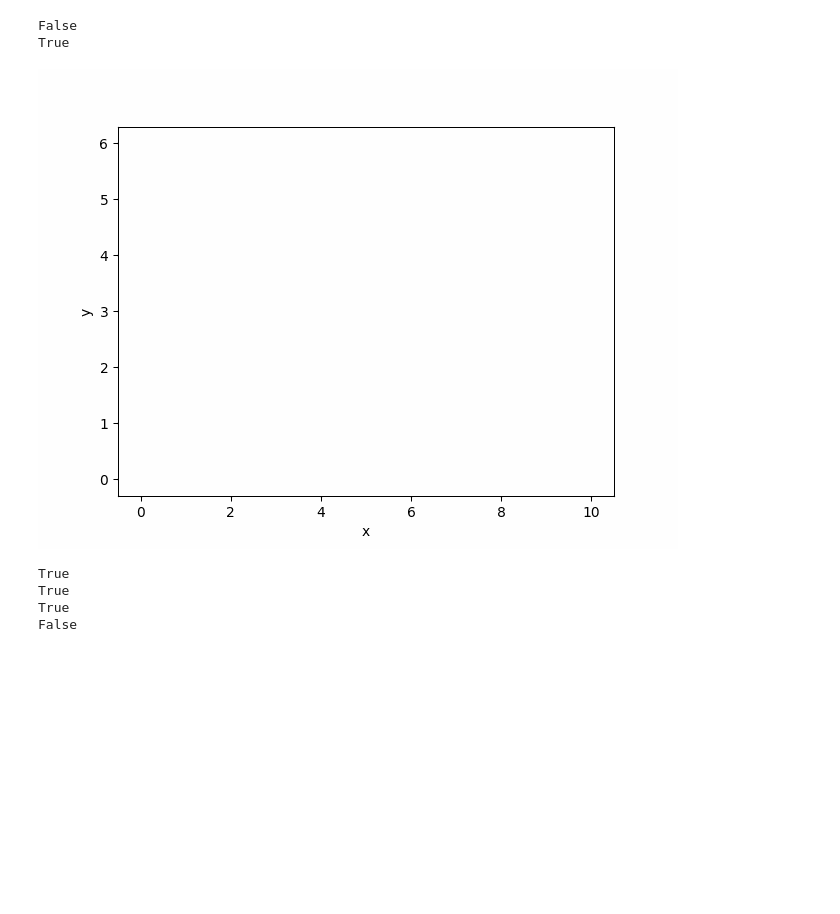
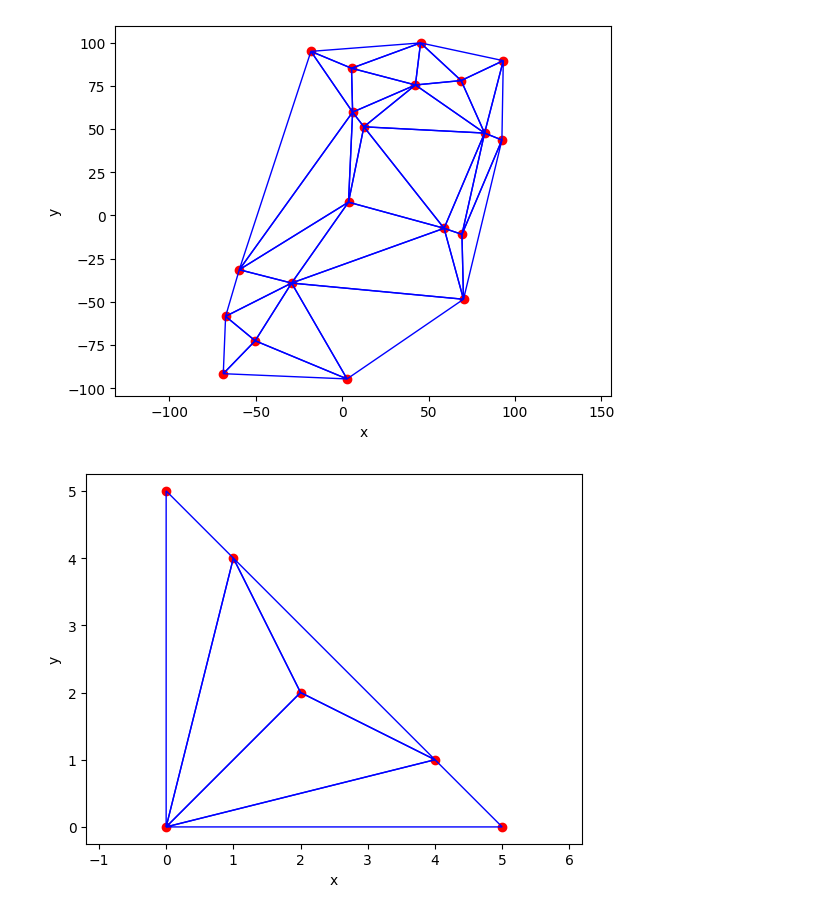
Before and after one commit to Szymbuk/Algorytmy-Geometryczne, a Jupyter notebook: bitalg/Projekt/wizualizacje.ipynb, the cells around one changed output. Cells and saved outputs as stored; diff of their text form; code cells hidden in the pictures; blank space fills up the shorter version.

```diff
--- a/bitalg/Projekt/wizualizacje.ipynb
+++ b/bitalg/Projekt/wizualizacje.ipynb
@@ -84,70 +77,8 @@ from utils.search_triangulation import find_sec_in_T
-# %%
-# testowanie turn oraz is_legal
-p1 = Point(2,2)
-p2 = Point(10,0)
-p3 = Point(0,5)
-t1 = Triangle(p1, p2, p3)
-
-p4 = Point(2, 6)
-t2 = Triangle(p2, p3, p4)
-
-vis = Visualizer()
-
-T = [t1, t2]
-sec = find_sec_in_T((p2, p3), T)
-sec_pts = sec.get_tuple_ends()
-
-cloud = [p1, p2, p3, p4]
-vis_points = [pt.get_cords() for pt in cloud]
-vis_edges = t1.get_list_edges() + t2.get_list_edges()
-vis_edges = [edge for edge in vis_edges if edge != sec_pts]
-
-vis.add_point(vis_points,color="blue")
-vis.add_line_segment(vis_edges,color="red")
-
-v_sec = vis.add_line_segment(sec_pts,color="blue")
-
-print(is_legal(sec))
-
-a, b = turn(sec) # a, b to końce (Point) dodanego odcinka
-new_sec = find_sec_in_T((a, b), T)
-new_sec_pts = [a.get_cords(), b.get_cords()]
-
-print(is_legal(new_sec))
-
-vis.remove_figure(v_sec)
-vis.add_line_segment(new_sec_pts, color="blue")
-
-vis.show_gif()
-# %% [output]
-False
-True
-[figure, removed]
-# %%
-from delaunay import is_point_on_triangle_edge
-
-p1 = Point(2,2)
-p2 = Point(10,0)
-p3 = Point(0,5)
-t1 = Triangle(p1, p2, p3)
-
-p4 = Point(2, 6)
-t2 = Triangle(p2, p3, p4)
-
-vis = Visualizer()
-
-T = [t1, t2]
-
-a = Point(2, 4) # na boku t1 i t2
-b = Point(8, 1) # na boku t1
-c = Point(2, 5) # w środku t2
-
-print(is_point_on_triangle_edge(a, t1))
-print(is_point_on_triangle_edge(a, t2))
-print(is_point_on_triangle_edge(b, t1))
-print(is_point_on_triangle_edge(c, t2))
-# %% [output]
-True
-True
-True
-False
+# %%
+from main import test, test2
+
+test()
+test2()
+# %% [output]
+[figure, added]
+[figure, added]
```
Also changed, not shown: parts of 4 cells of this notebook, 8 other files.
